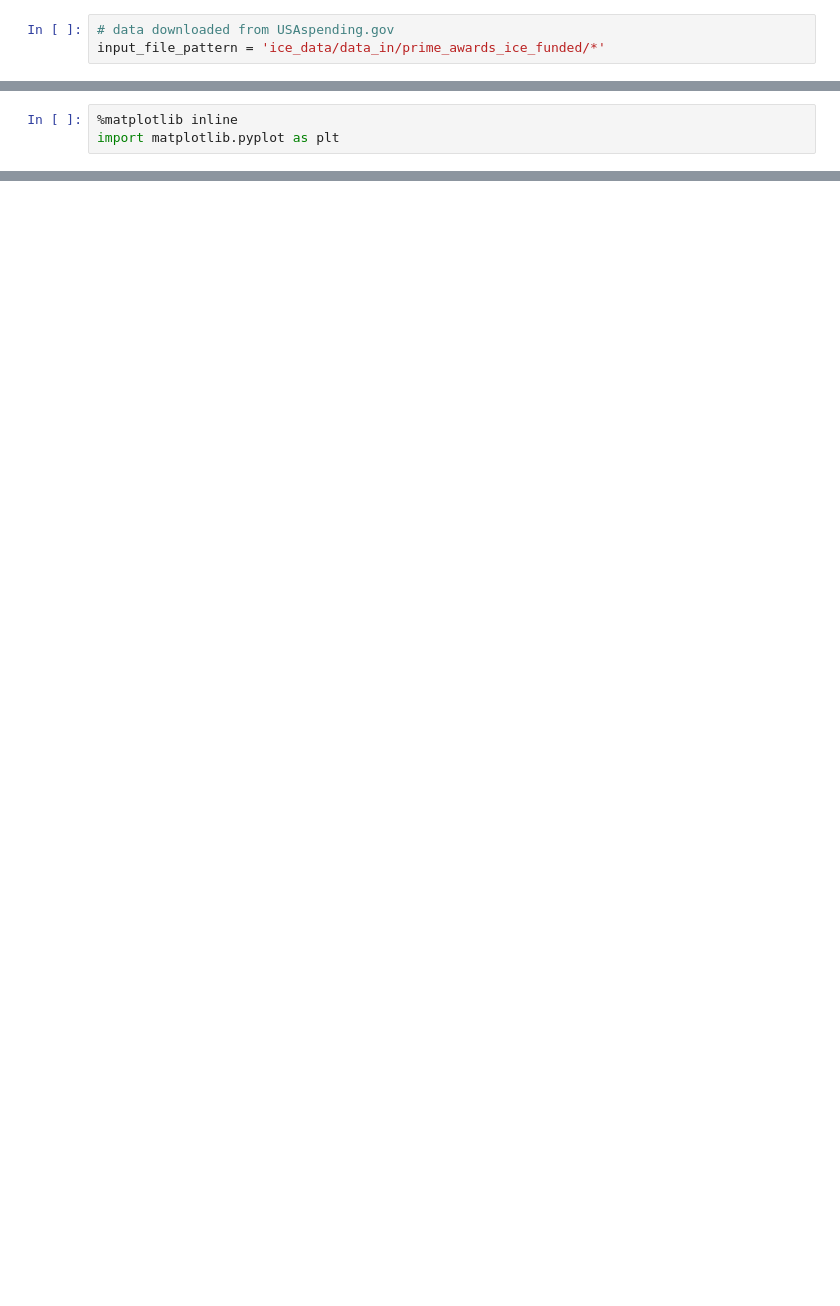
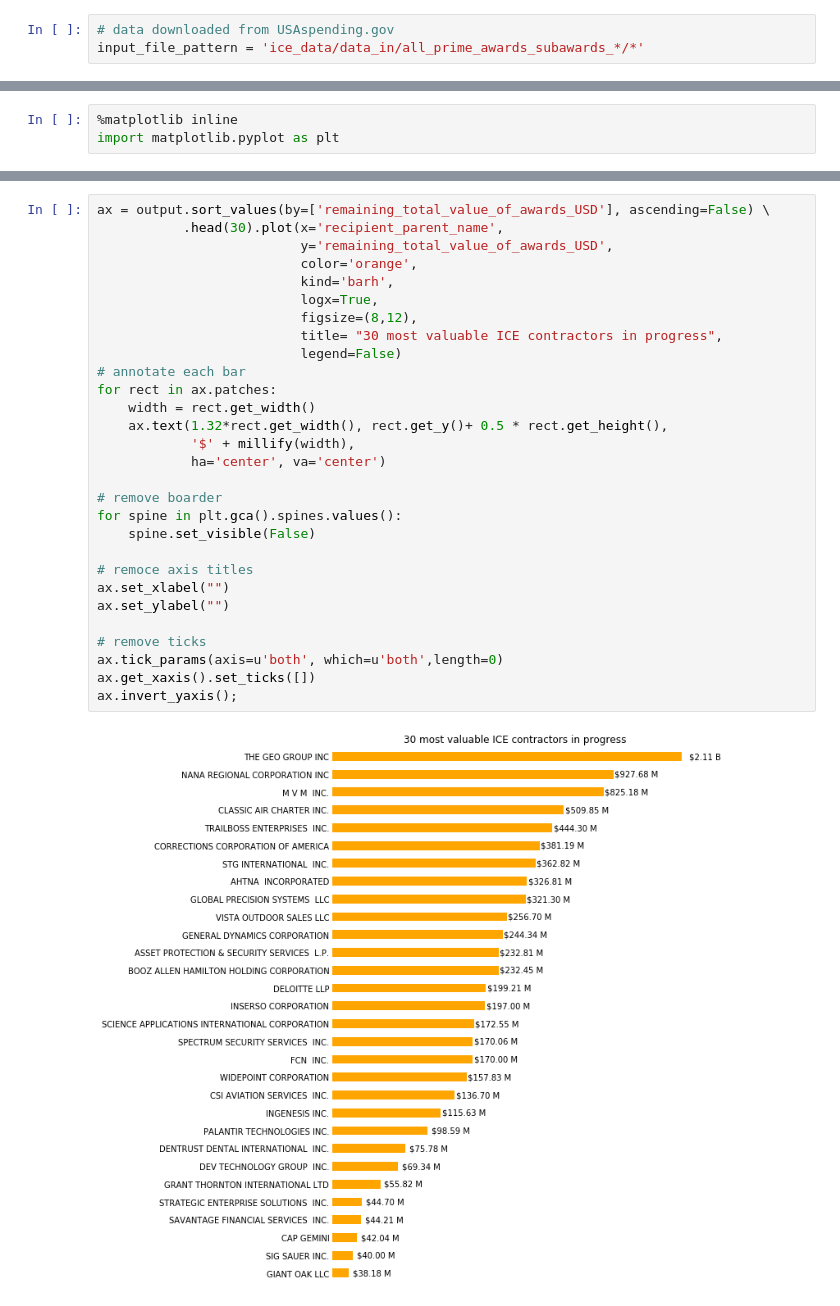
Before and after one commit to yinleon/ice-money, a Jupyter notebook: ice_money.ipynb, the cells around one changed output, grey strips where cells are left out. Drawn from its saved outputs; the diff is of its cells as text; blank space fills up the shorter version.

```diff
--- a/ice_money.ipynb
+++ b/ice_money.ipynb
@@ -8,7 +13,7 @@ import numpy as np
 import pandas as pd
 # %%
 # data downloaded from USAspending.gov
-input_file_pattern = 'ice_data/data_in/prime_awards_ice_funded/*'
+input_file_pattern = 'ice_data/data_in/all_prime_awards_subawards_*/*'
 # %%
 files = glob.glob(input_file_pattern)
 files
@@ -417,0 +428,31 @@ ax.invert_yaxis();
+# %%
+ax = output.sort_values(by=['remaining_total_value_of_awards_USD'], ascending=False) \
+           .head(30).plot(x='recipient_parent_name',
+                          y='remaining_total_value_of_awards_USD',
+                          color='orange',
+                          kind='barh',
+                          logx=True,
+                          figsize=(8,12),
+                          title= "30 most valuable ICE contractors in progress",
+                          legend=False)
+# annotate each bar
+for rect in ax.patches:
+    width = rect.get_width()
+    ax.text(1.32*rect.get_width(), rect.get_y()+ 0.5 * rect.get_height(),
+            '$' + millify(width),
+            ha='center', va='center')
+
+# remove boarder
+for spine in plt.gca().spines.values():
+    spine.set_visible(False)
+
+# remoce axis titles
+ax.set_xlabel("")
+ax.set_ylabel("")
+
+# remove ticks
+ax.tick_params(axis=u'both', which=u'both',length=0)
+ax.get_xaxis().set_ticks([])
+ax.invert_yaxis();
+# %% [output]
+[figure, added]
```
Also changed, not shown: parts of 22 cells of this notebook.
